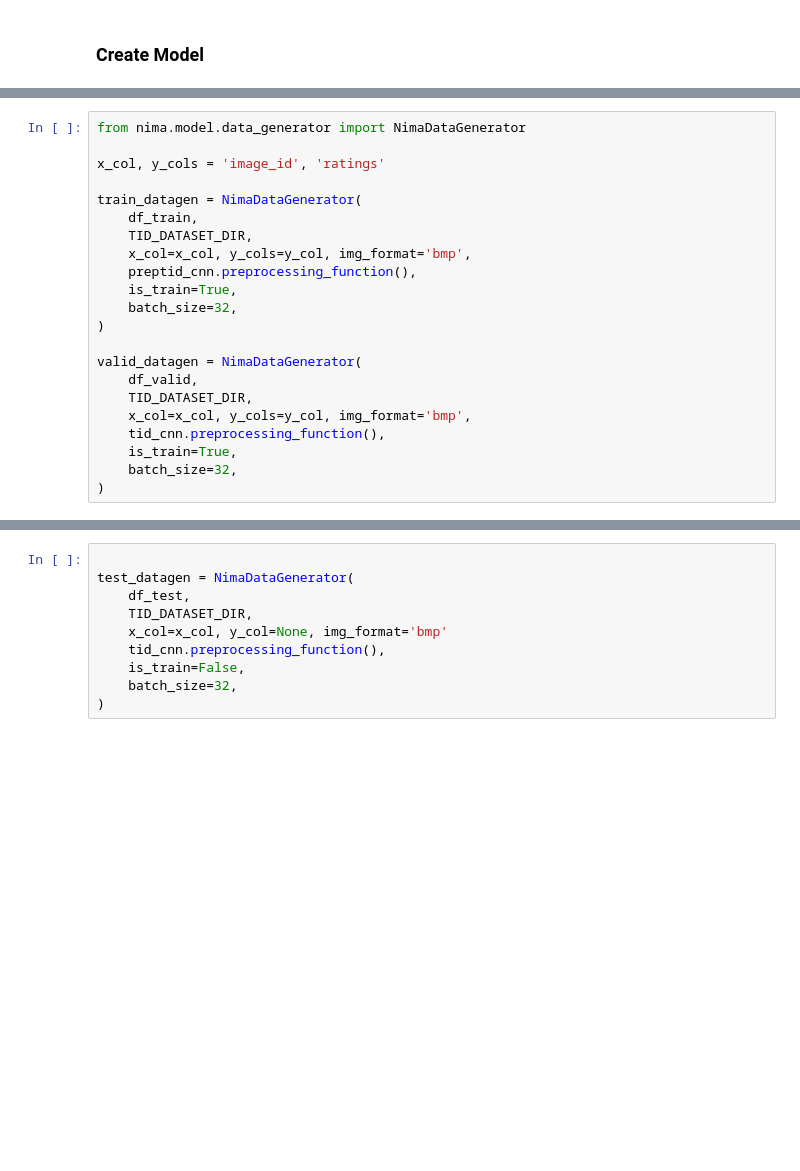
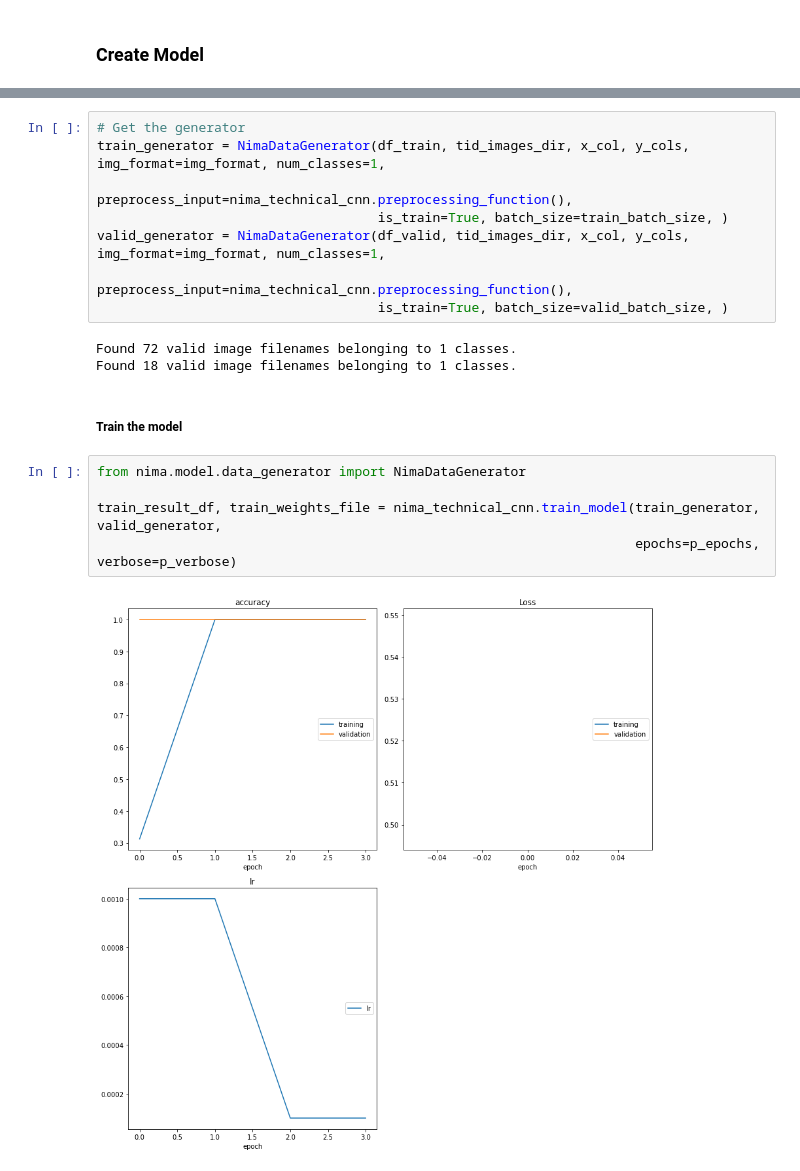
Before and after one commit to maindolaamit/nima, a Jupyter notebook: notebooks/tid_train_model.ipynb, the cells around one changed output, grey strips where cells are left out. Cells and saved outputs as stored; diff of their text form; blank space fills up the shorter version.

Commit message:
add TestDataGenerator

```diff
--- a/notebooks/tid_train_model.ipynb
+++ b/notebooks/tid_train_model.ipynb
@@ -86,22 +137,0 @@ Model compiled successfully.
-# %%
-from nima.model.data_generator import NimaDataGenerator
-
-x_col, y_cols = 'image_id', 'ratings'
-
-train_datagen = NimaDataGenerator(
-    df_train,
-    TID_DATASET_DIR,
-    x_col=x_col, y_cols=y_col, img_format='bmp',
-    preptid_cnn.preprocessing_function(),
-    is_train=True,
-    batch_size=32,
-)
-
-valid_datagen = NimaDataGenerator(
-    df_valid,
-    TID_DATASET_DIR,
-    x_col=x_col, y_cols=y_col, img_format='bmp',
-    tid_cnn.preprocessing_function(),
-    is_train=True,
-    batch_size=32,
-)
@@ -110,10 +138,20 @@ SyntaxError: invalid syntax (<ipython-input-16-8fed06c7b8d2>, line 9)
-# %%
-
-test_datagen = NimaDataGenerator(
-    df_test,
-    TID_DATASET_DIR,
-    x_col=x_col, y_col=None, img_format='bmp'
-    tid_cnn.preprocessing_function(),
-    is_train=False,
-    batch_size=32,
-)
+# %%
+# Get the generator
+train_generator = NimaDataGenerator(df_train, tid_images_dir, x_col, y_cols, img_format=img_format, num_classes=1,
+                                    preprocess_input=nima_technical_cnn.preprocessing_function(),
+                                    is_train=True, batch_size=train_batch_size, )
+valid_generator = NimaDataGenerator(df_valid, tid_images_dir, x_col, y_cols, img_format=img_format, num_classes=1,
+                                    preprocess_input=nima_technical_cnn.preprocessing_function(),
+                                    is_train=True, batch_size=valid_batch_size, )
+# %% [output]
+Found 72 valid image filenames belonging to 1 classes.
+Found 18 valid image filenames belonging to 1 classes.
+# %% [markdown]
+##### Train the model
+# %%
+from nima.model.data_generator import NimaDataGenerator
+
+train_result_df, train_weights_file = nima_technical_cnn.train_model(train_generator, valid_generator,
+                                                                     epochs=p_epochs, verbose=p_verbose)
+# %% [output]
+[figure, added]
```
Also changed, not shown: parts of 21 cells of this notebook, 5 other files.
